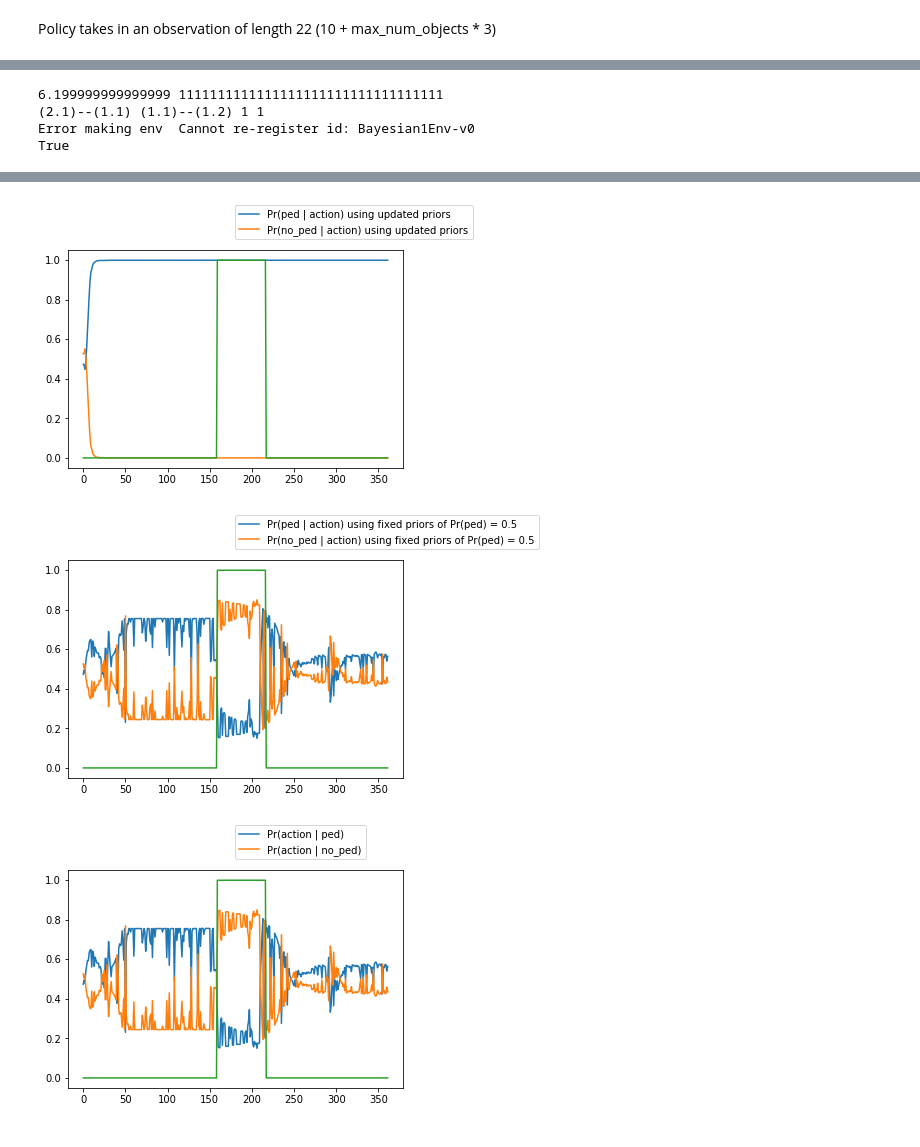
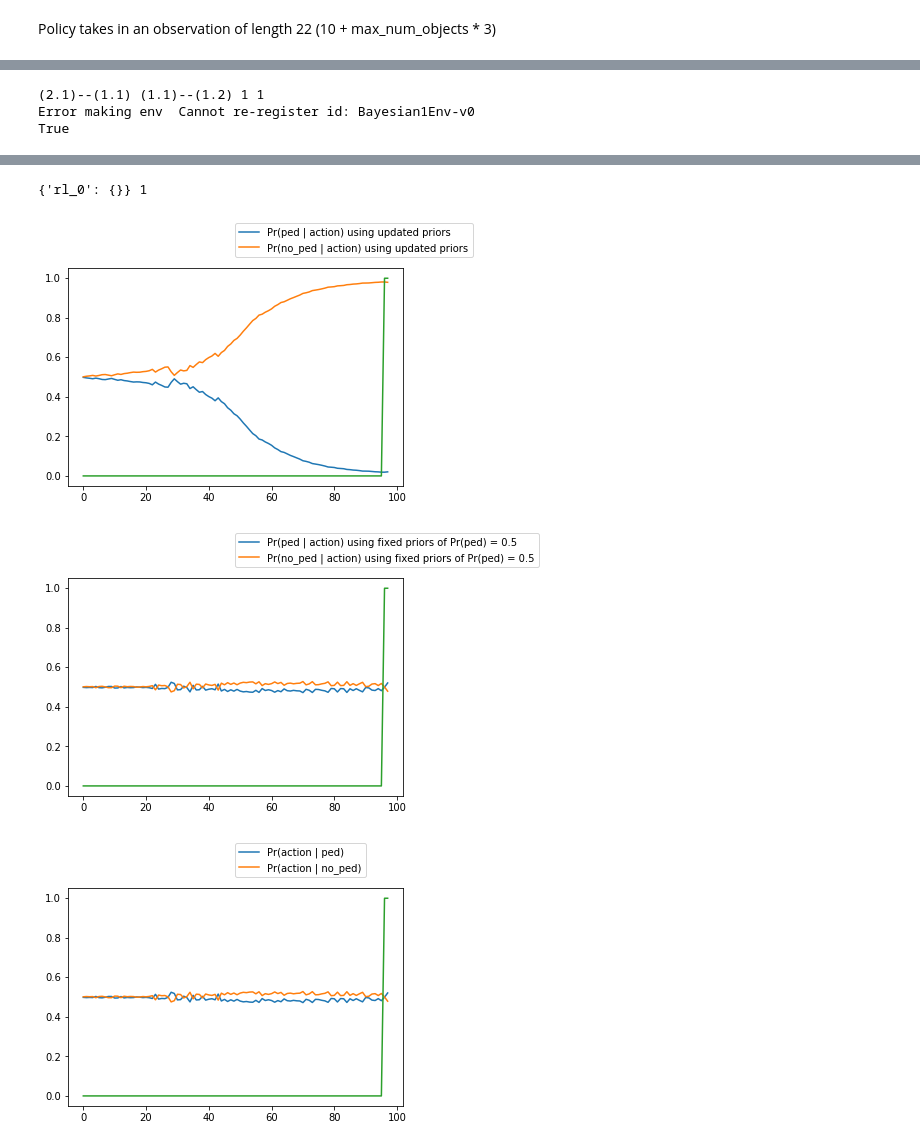
Before and after one commit to eugenevinitsky/bayesian_reasoning_traffic, a Jupyter notebook: bayesian_inference/bayesian_inference_PPO_1.ipynb, the cells around one changed output, grey strips where cells are left out. Saved outputs shown, nothing was run; the diff lists cells and outputs as text; code cells hidden in the pictures.

```diff
--- a/bayesian_inference/bayesian_inference_PPO_1.ipynb
+++ b/bayesian_inference/bayesian_inference_PPO_1.ipynb
@@ -108,7 +108,7 @@ def run_env(env, agent, config, flow_params):
     for i in range(args.num_rollouts):
         state = env.reset()
         # divide by 5 to get "time" in the simulation
-        for _ in range(400):
+        for _ in range(1000):
             vehicles = env.unwrapped.k.vehicle
             pedestrian = env.unwrapped.k.pedestrian
 
@@ -165,8 +165,11 @@ def run_env(env, agent, config, flow_params):
             state, reward, done, _ = env.step(action)
 
             if multiagent and done['__all__']:
+                print(_,1)
                 break
             if not multiagent and done:
+                print(_,1)
+
                 break
             state, reward, done, _ = env.step(action)
         %matplotlib inline
@@ -303,7 +306,7 @@ def create_parser():
     return parser
 # %%
 parser = create_parser()
-args = parser.parse_args(["./../PPO_Bayesian1Env-v0_0_lr=0.001_2020-03-24_18-49-17om1nzn45/", "100"])
+args = parser.parse_args(["./PPO_Bayesian_1_250iter_1e-4lr_sumo_approach", "100"])
 ray.shutdown()
 ray.init(num_cpus=1)
 run_transfer(args)
@@ -328,4 +329,3 @@ True
-6.199999999999999 1111111111111111111111111111111111
 (2.1)--(1.1) (1.1)--(1.2) 1 1
 Error making env  Cannot re-register id: Bayesian1Env-v0
 True
@@ -337,5 +337,6 @@ True
+{'rl_0': {}} 1
-[figure, old version]
+[figure, new version]
-[figure, old version]
+[figure, new version]
-[figure, old version]
+[figure, new version]
 # %%
 pr_ped_given_action(.6538469, 0.14252673, 2.4491935, 0.14200129, 2.5765653, 0.5100277175584501, False)
```
Also changed, not shown: parts of 2 cells of this notebook, 36 other files.
